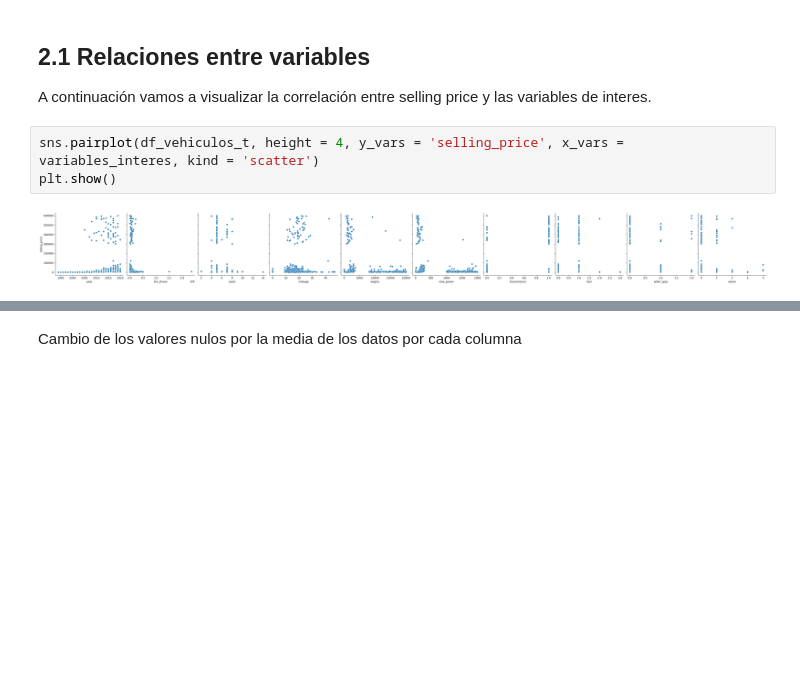
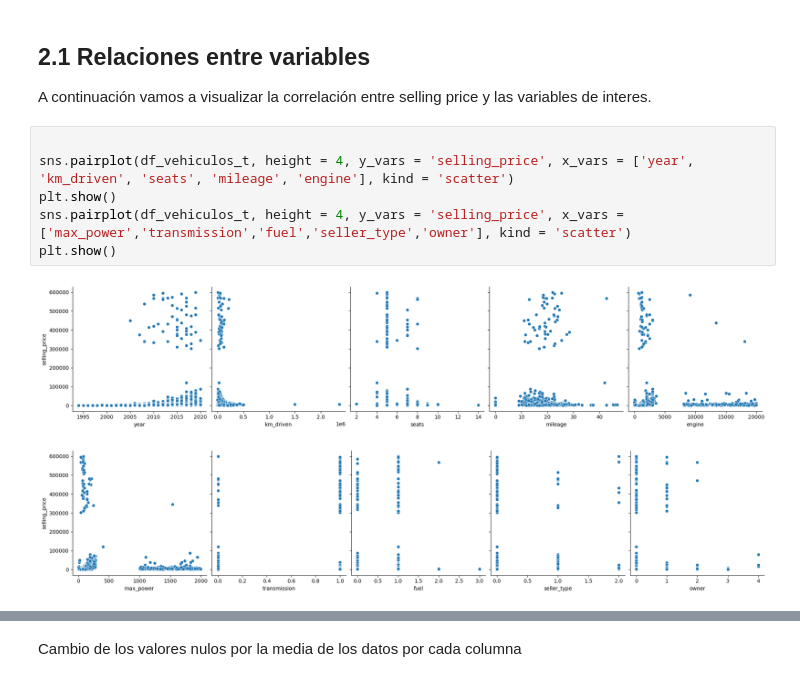
Before and after one commit to Paolaaaaaa/Lab2-Regresion, a Jupyter notebook: Regresion.ipynb, the cells around one changed output, grey strips where cells are left out. Drawn from its saved outputs; the diff is of its cells as text; blank space fills up the shorter version.

Commit message:
Mejores visuales :shipit:

```diff
--- a/Regresion.ipynb
+++ b/Regresion.ipynb
@@ -151,9 +151,13 @@ df_vehiculos_t.sample(5)
 ## 2.1 Relaciones entre variables
 A continuación vamos a visualizar la correlación entre selling price y las variables de interes.
 # %%
-sns.pairplot(df_vehiculos_t, height = 4, y_vars = 'selling_price', x_vars = variables_interes, kind = 'scatter')
+
+sns.pairplot(df_vehiculos_t, height = 4, y_vars = 'selling_price', x_vars = ['year', 'km_driven', 'seats', 'mileage', 'engine'], kind = 'scatter')
 plt.show()
+sns.pairplot(df_vehiculos_t, height = 4, y_vars = 'selling_price', x_vars = ['max_power','transmission','fuel','seller_type','owner'], kind = 'scatter')
+plt.show()
 # %% [output]
-[figure, old version]
+[figure, new version]
+[figure, added]
 # %%
 plt.figure(figsize = (12, 10))
```
Also changed, not shown: parts of 14 cells of this notebook.
